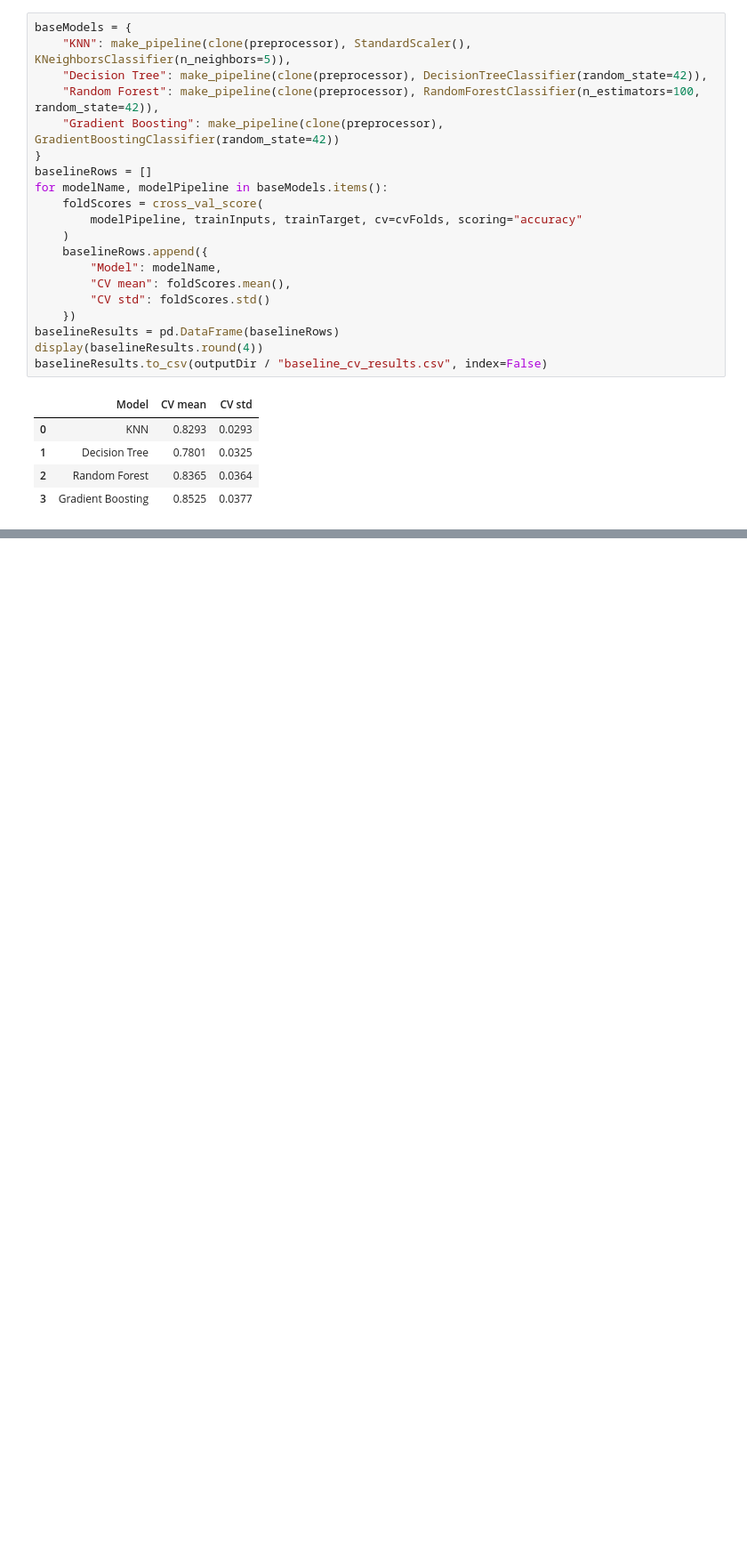
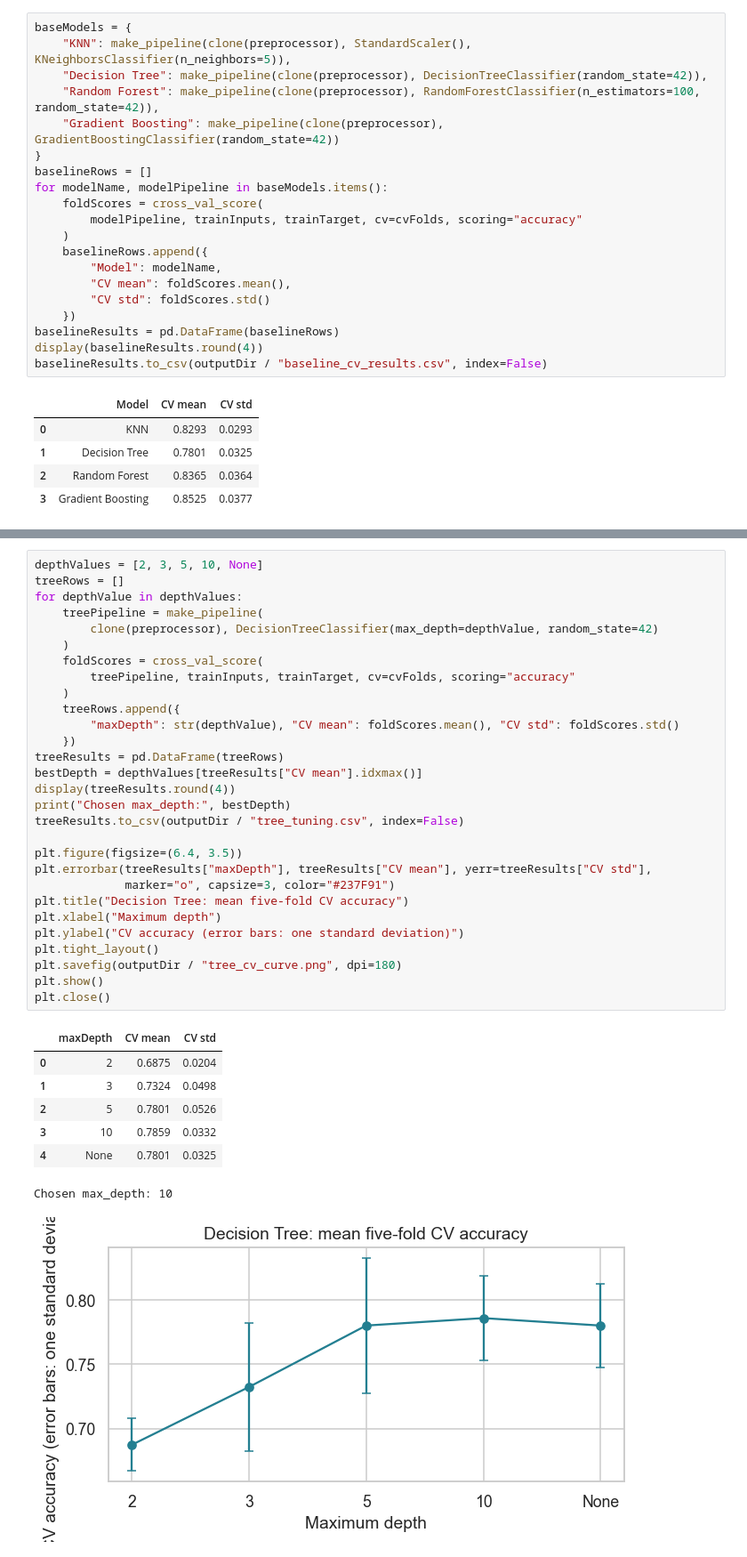
Before and after one commit to fayzliaqat/week4-football-model-comparison, a Jupyter notebook: week4_football_models.ipynb, the cells around one changed output, grey strips where cells are left out. Shown at 89% size. Saved outputs shown, nothing was run; the diff lists cells and outputs as text; blank space fills up the shorter version.

Commit message:
Tune KNN and Decision Tree with stratified cross-validation

```diff
--- a/week4_football_models.ipynb
+++ b/week4_football_models.ipynb
@@ -262,0 +314,38 @@ baselineResults.to_csv(outputDir / "baseline_cv_results.csv", index=False)
+# %%
+depthValues = [2, 3, 5, 10, None]
+treeRows = []
+for depthValue in depthValues:
+    treePipeline = make_pipeline(
+        clone(preprocessor), DecisionTreeClassifier(max_depth=depthValue, random_state=42)
+    )
+    foldScores = cross_val_score(
+        treePipeline, trainInputs, trainTarget, cv=cvFolds, scoring="accuracy"
+    )
+    treeRows.append({
+        "maxDepth": str(depthValue), "CV mean": foldScores.mean(), "CV std": foldScores.std()
+    })
+treeResults = pd.DataFrame(treeRows)
+bestDepth = depthValues[treeResults["CV mean"].idxmax()]
+display(treeResults.round(4))
+print("Chosen max_depth:", bestDepth)
+treeResults.to_csv(outputDir / "tree_tuning.csv", index=False)
+
+plt.figure(figsize=(6.4, 3.5))
+plt.errorbar(treeResults["maxDepth"], treeResults["CV mean"], yerr=treeResults["CV std"],
+             marker="o", capsize=3, color="#237F91")
+plt.title("Decision Tree: mean five-fold CV accuracy")
+plt.xlabel("Maximum depth")
+plt.ylabel("CV accuracy (error bars: one standard deviation)")
+plt.tight_layout()
+plt.savefig(outputDir / "tree_cv_curve.png", dpi=180)
+plt.show()
+plt.close()
+# %% [output]
+|  | maxDepth | CV mean | CV std |
+| 0 | 2 | 0.6875 | 0.0204 |
+| 1 | 3 | 0.7324 | 0.0498 |
+| 2 | 5 | 0.7801 | 0.0526 |
+| 3 | 10 | 0.7859 | 0.0332 |
+| 4 | None | 0.7801 | 0.0325 |
+Chosen max_depth: 10
+[figure, added]
```
Also changed, not shown: parts of 3 cells of this notebook, 4 other files.
